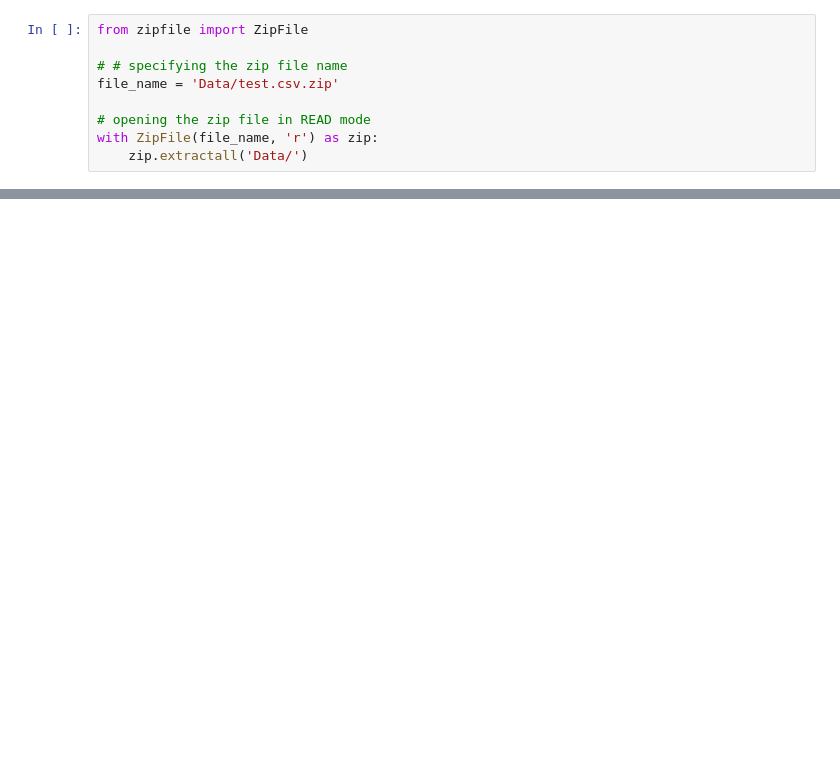
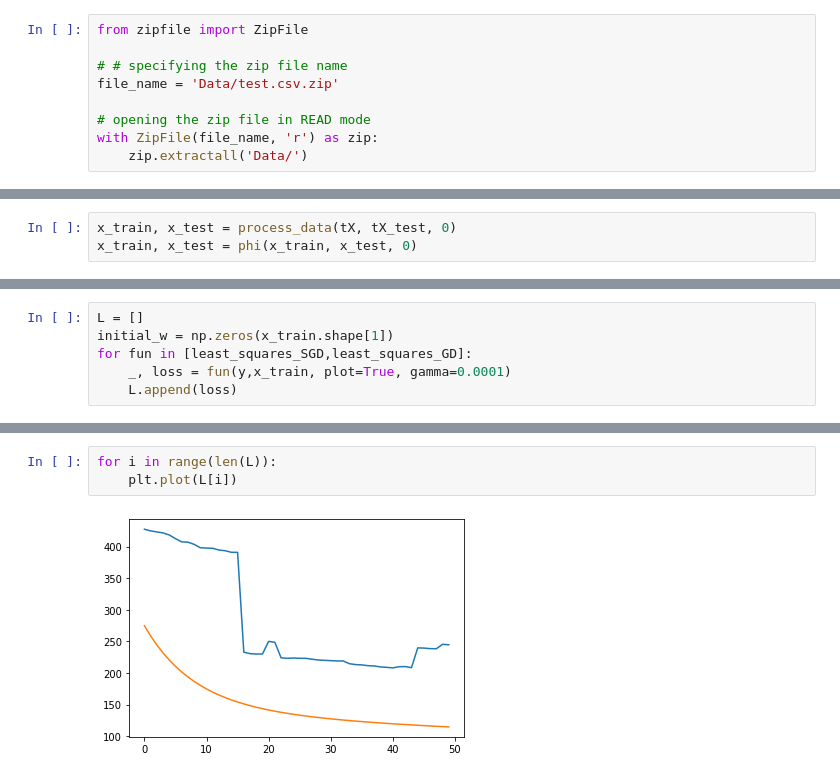
Before and after one commit to riccardocadei/Higgs-Boson-Challange-2020-EPFL, a Jupyter notebook: plots.ipynb, the cells around one changed output, grey strips where cells are left out. Cells and saved outputs as stored; diff of their text form; blank space fills up the shorter version.

```diff
--- a/plots.ipynb
+++ b/plots.ipynb
@@ -27,0 +111,3 @@ OSError: Data/test.csv not found.
+# %%
+x_train, x_test = process_data(tX, tX_test, 0)
+x_train, x_test = phi(x_train, x_test, 0)
@@ -27,0 +171,6 @@ OSError: Data/test.csv not found.
+# %%
+L = []
+initial_w = np.zeros(x_train.shape[1])
+for fun in [least_squares_SGD,least_squares_GD]:
+    _, loss = fun(y,x_train, plot=True, gamma=0.0001)
+    L.append(loss)
@@ -27,0 +181,5 @@ OSError: Data/test.csv not found.
+# %%
+for i in range(len(L)):
+    plt.plot(L[i])
+# %% [output]
+[figure, added]
```
Also changed, not shown: parts of 6 cells of this notebook, 1 other file.
